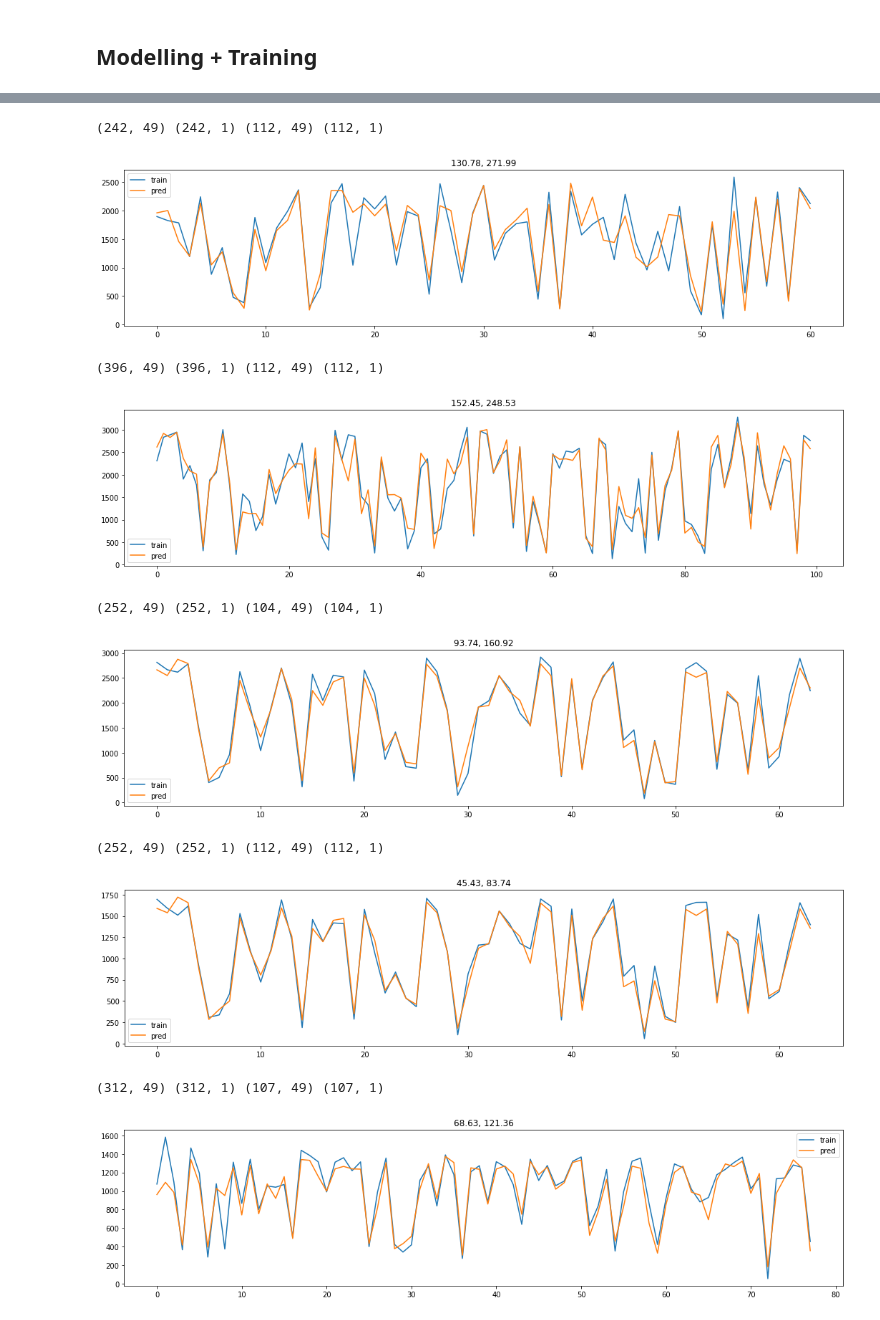
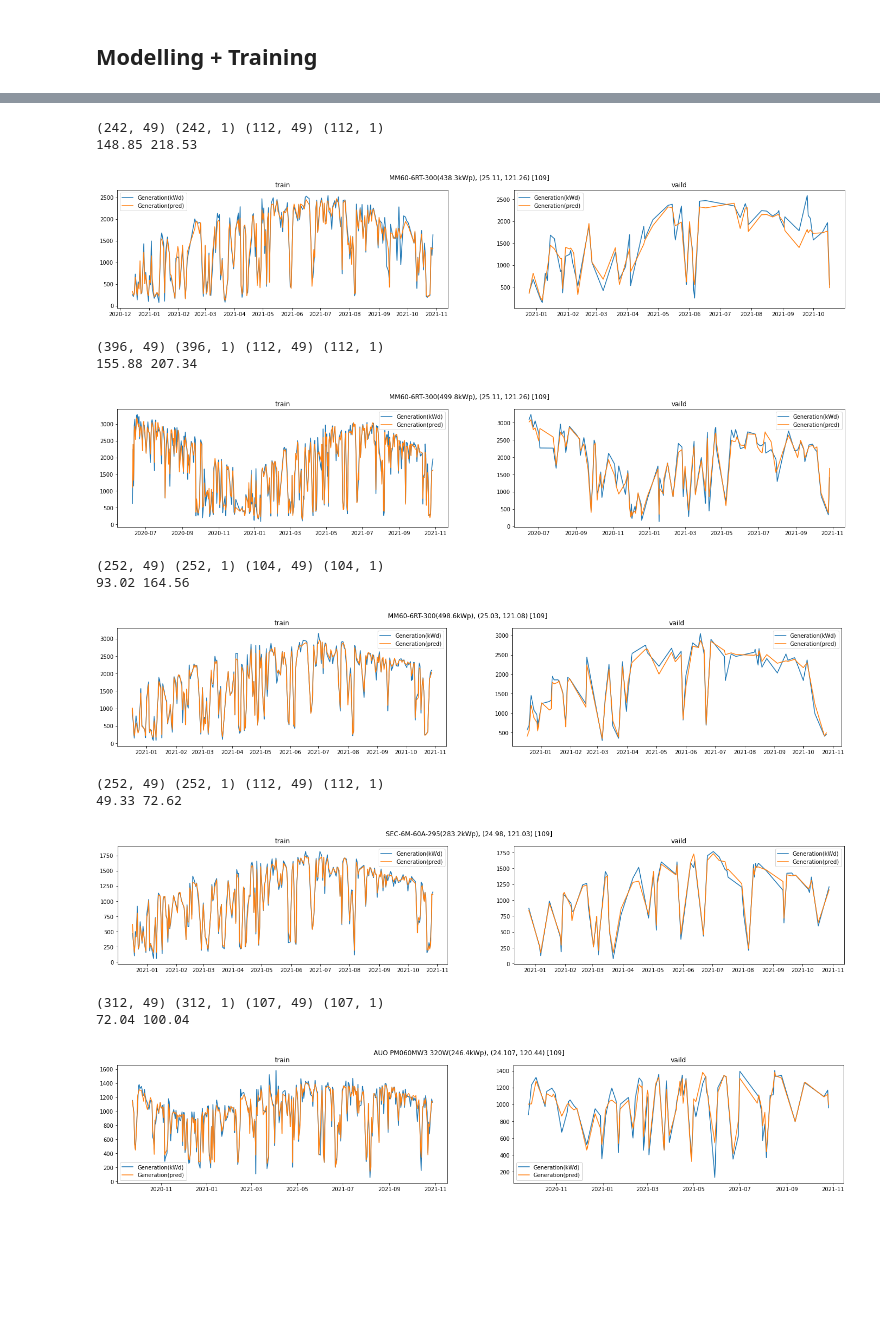
Before and after one commit to siang-chang/aidea-solar-energy-surplux, a Jupyter notebook: src/predict.ipynb, the cells around one changed output, grey strips where cells are left out. Cells and saved outputs as stored; diff of their text form; code cells hidden in the pictures; blank space fills up the shorter version.

Commit message:
Add: pred by location (make more data for each group)

```diff
--- a/src/predict.ipynb
+++ b/src/predict.ipynb
@@ -60,7 +60,7 @@ def data_preprocessing(data):
     data['Irradiance'] = data['Irradiance'] / 3.6
     # data['Irradiance_m'] = data['Irradiance_m'] / 1000
     # Capacity Factor compare the power generation efficiency between plants of different scale.
-    # data['CapacityFactor'] = data['Generation']/data['Capacity']
+    data['CapacityFactor'] = data['Generation']/data['Capacity']
     # Array Ratio compares the energy collected through the system to the total system load by dividing energy in by energy-out.
     # data['ArrayRatio'] = data['CapacityFactor']/data['Irradiance']
     # data['ArrayRatio_m'] = data['CapacityFactor']/data['Irradiance_m']
@@ -358,7 +358,7 @@ def get_inputs(target_data, history_data):
     return inputs
 
 def get_outputs(target_data):
-    outputs = target_data[['Generation(kWd)']].values.mean(axis=0)
+    outputs = target_data[['CapacityFactor']].values.mean(axis=0)
     return outputs
 
 def get_batch_by_date(target_day, data, days=0):
@@ -405,56 +384,76 @@ for i, row in train_group.iterrows():
     full_by_hours_idf = filter_by_module_capacity_location(full_by_hours, row['Module'], row['Capacity'], row['Lat'], row['Lon'])
 
     outliers2 = train_idf[train_idf['Date'].isin(pd.to_datetime(outliers[i]['generation']).date)].index.tolist()
-    train_idf = train_idf[~(train_idf.index.isin(outliers2))]
+    train_idf = train_idf[~(train_idf.index.isin(outliers2))].reset_index(drop=True)
+
+    # Split vaild from train data
+    train_idf, vaild_idf = train_test_split(train_idf, test_size=0.2, shuffle=True)
+    train_idf = train_idf.sort_values(by=['ID'], inplace=False)
+    test_idf = test_idf.sort_values(by=['ID'], inplace=False)
+    vaild_idf = vaild_idf.sort_values(by=['ID'], inplace=False)
 
     # build x, y for train and test data
     train_x, train_y = get_dataset_by_date_list(train_idf['Date'].unique(), full_by_hours_idf, 0)
+    vaild_x, vaild_y = get_dataset_by_date_list(vaild_idf['Date'].unique(), full_by_hours_idf, 0)
     test_x, test_y = get_dataset_by_date_list(test_idf['Date'].unique(), full_by_hours_idf, 0)
-
-    # Split vaild from train data
-    train_x, vaild_x, train_y, vaild_y = train_test_split(train_x, train_y, test_size = 0.2, random_state=SEED)
 
     print(train_x.shape, train_y.shape, test_x.shape, test_y.shape)
 
     # Modelling
     model = xgb.XGBRegressor(
         objective='reg:squarederror',
         learning_rate=0.01,
         colsample_bytree=0.1,
         seed=SEED,
         subsample=0.1,
         min_child_weight=1,
         n_estimators=1000
     ).fit(train_x, train_y.reshape(-1))
 
     # Pred
-    pred_train_y = model.predict(train_x).reshape(-1, 1)
-    pred_vaild_y = model.predict(vaild_x).reshape(-1, 1)
-    pred_test_y = model.predict(test_x).reshape(-1, 1)
+    train_idf['Generation(pred)'] = model.predict(train_x).reshape(-1, 1)
+    vaild_idf['Generation(pred)'] = model.predict(vaild_x).reshape(-1, 1)
+    test_idf['Generation(pred)'] = model.predict(test_x).reshape(-1, 1)
 
-    train_error = round(RMSE(train_y, pred_train_y),2)
-    vaild_error = round(RMSE(vaild_y, pred_vaild_y),2)
+    # Normalized reduction
+    train_idf['Generation(pred)'] = train_idf['Generation(pred)'].values * train_idf['Capacity'].values
+    vaild_idf['Generation(pred)'] = vaild_idf['Generation(pred)'].values * vaild_idf['Capacity'].values
+    test_idf['Generation(pred)'] = test_idf['Generation(pred)'].values * test_idf['Capacity'].values
 
-    plt.figure(figsize=(18, 4))
-    plt.title(f'{train_error}, {vaild_error}')
-    plt.plot(vaild_y, label='true')
-    plt.plot(pred_vaild_y, label='pred')
+    train_error = round(RMSE(train_idf['Generation(kWd)'].values, train_idf['Generation(pred)'].values),2)
+    vaild_error = round(RMSE(vaild_idf['Generation(kWd)'].values, vaild_idf['Generation(pred)'].values),2)
+
+    print(train_error, vaild_error)
+    plt.figure(figsize=(24, 4))
+    plt.suptitle(f"{row['Module']}({row['Capacity']}kWp), ({row['Lat']}, {row['Lon']}) [{len(idf)}]")
+    plt.subplot(1, 2, 1)
+    plt.title("train")
+    plt.plot(train_idf['Date'], train_idf['Generation(kWd)'], label='Generation(kWd)')
+    plt.plot(train_idf['Date'], train_idf['Generation(pred)'], label='Generation(pred)')
+    plt.legend()
+    plt.subplot(1, 2, 2)
+    plt.title("vaild")
+    plt.plot(vaild_idf['Date'], vaild_idf['Generation(kWd)'], label='Generation(kWd)')
+    plt.plot(vaild_idf['Date'], vaild_idf['Generation(pred)'], label='Generation(pred)')
     plt.legend()
     plt.show()
 
-    # print(, round(RMSE(vaild_y, pred_vaild_y),2))
-
     # Set Generation of test data from the pred value
-    test.loc[test_idf.index, 'Generation(kWd)'] = pred_test_y
+    test.loc[test_idf.index, 'Generation(kWd)'] = test_idf['Generation(pred)'].values
 # %% [output]
 (242, 49) (242, 1) (112, 49) (112, 1)
+148.85 218.53
-[figure, old version]
+[figure, new version]
 (396, 49) (396, 1) (112, 49) (112, 1)
+155.88 207.34
-[figure, old version]
+[figure, new version]
 (252, 49) (252, 1) (104, 49) (104, 1)
+93.02 164.56
-[figure, old version]
+[figure, new version]
 (252, 49) (252, 1) (112, 49) (112, 1)
+49.33 72.62
-[figure, old version]
+[figure, new version]
 (312, 49) (312, 1) (107, 49) (107, 1)
+72.04 100.04
-[figure, old version]
+[figure, new version]
 (311, 49) (311, 1) (107, 49) (107, 1)
```
Also changed, not shown: parts of 12 cells of this notebook, 4 other files.
